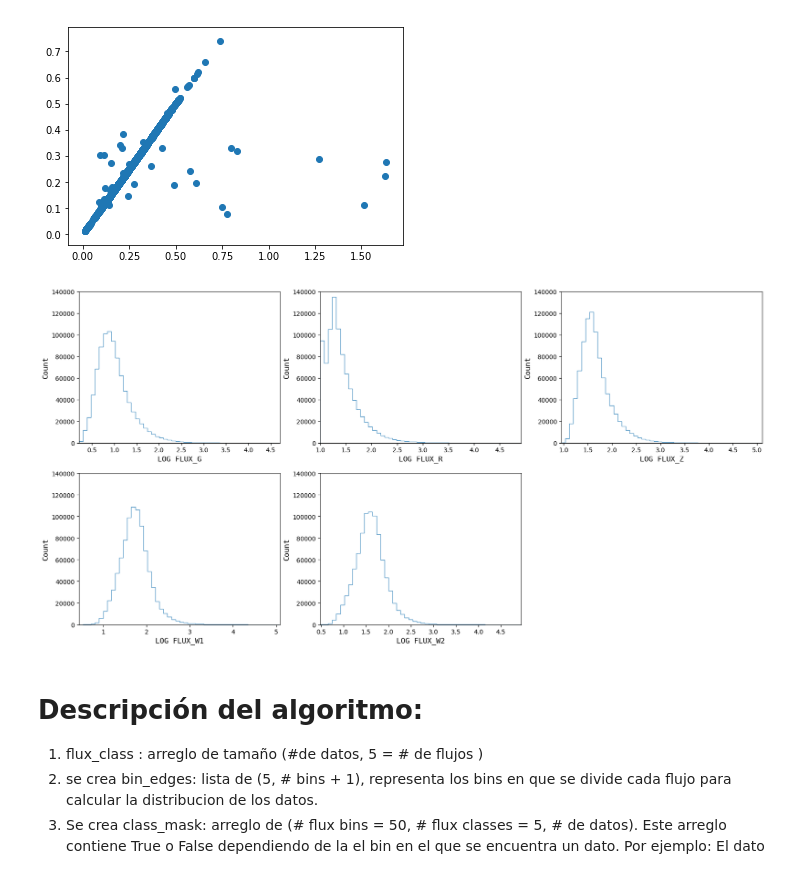
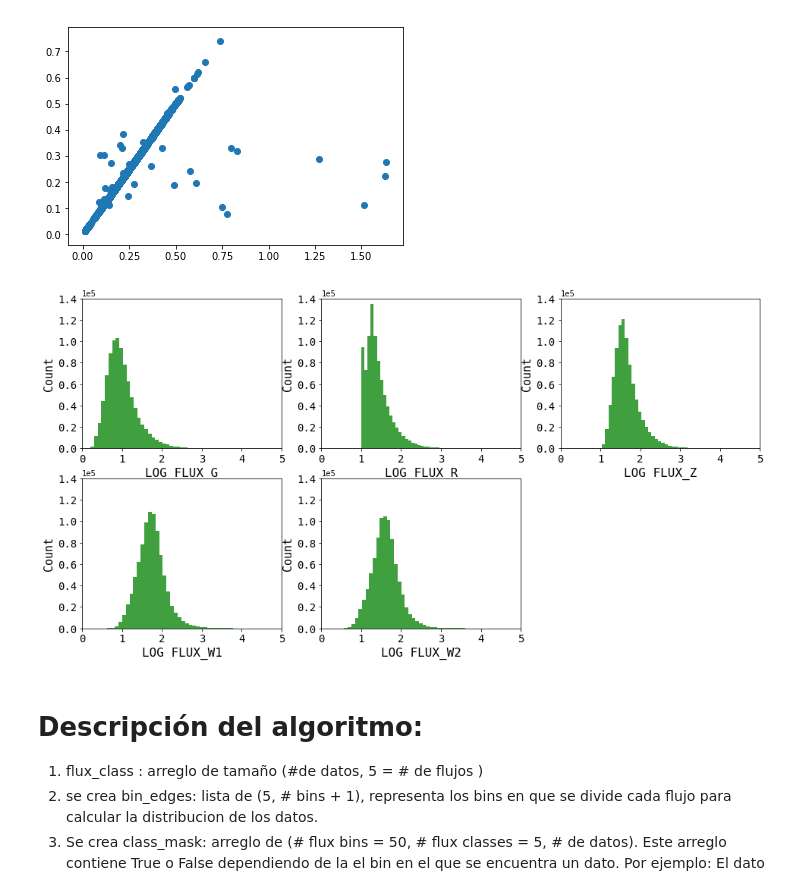
Before and after one commit to sergiolobo26/Monograf-aRedshiftML, a Jupyter notebook: Python/GALAXY-BGS.ipynb, the cells around one changed output. Drawn from its saved outputs; the diff is of its cells as text; code cells hidden in the pictures.

```diff
--- a/Python/GALAXY-BGS.ipynb
+++ b/Python/GALAXY-BGS.ipynb
@@ -330,15 +330,18 @@ scatter(fluxes['Z'][8000:10000], fluxes['TRUEZ'][8000:10000])
 <matplotlib.collections.PathCollection at 0x...>
 [figure]
 # %%
-figure(figsize=(20,10), dpi=100)
+figure(figsize=(16,8))
 for i, name in enumerate(flux_names):
     subplot(2,3,1+i)
-    n, bins, patches = hist(fluxes[name], 50, density=False, facecolor='g', alpha=0.75, histtype = 'step')
-    plt.axis([min(fluxes[name]), max(fluxes[name]), 0, 140000])
-    xlabel('LOG {}'.format(name),   fontsize=12, fontname='monospace')
-    ylabel('Count',  fontsize=12, fontname='monospace')
+    n, bins, patches = hist(fluxes[name], 50, density=False, facecolor='g', alpha=0.75)
+    plt.axis([0, 5, 0, 1.4e5])
+    xlabel('LOG {}'.format(name),   fontsize=16, fontname='monospace')
+    ylabel('Count',  fontsize=15, fontname='monospace')
+    xticks(fontsize=14, fontname='monospace')
+    yticks(fontsize=14, fontname='monospace')
+    ticklabel_format(axis='y', style='sci', scilimits=(-2,3), fontsize=14,)
 # %% [output]
-[figure, old version]
+[figure, new version]
 # %%
 #cambiando la esturctura de fluxes
 tem = zeros((len(fluxes), len(fluxes[0])))
```
Also changed, not shown: parts of 3 cells of this notebook, 2 other files.
